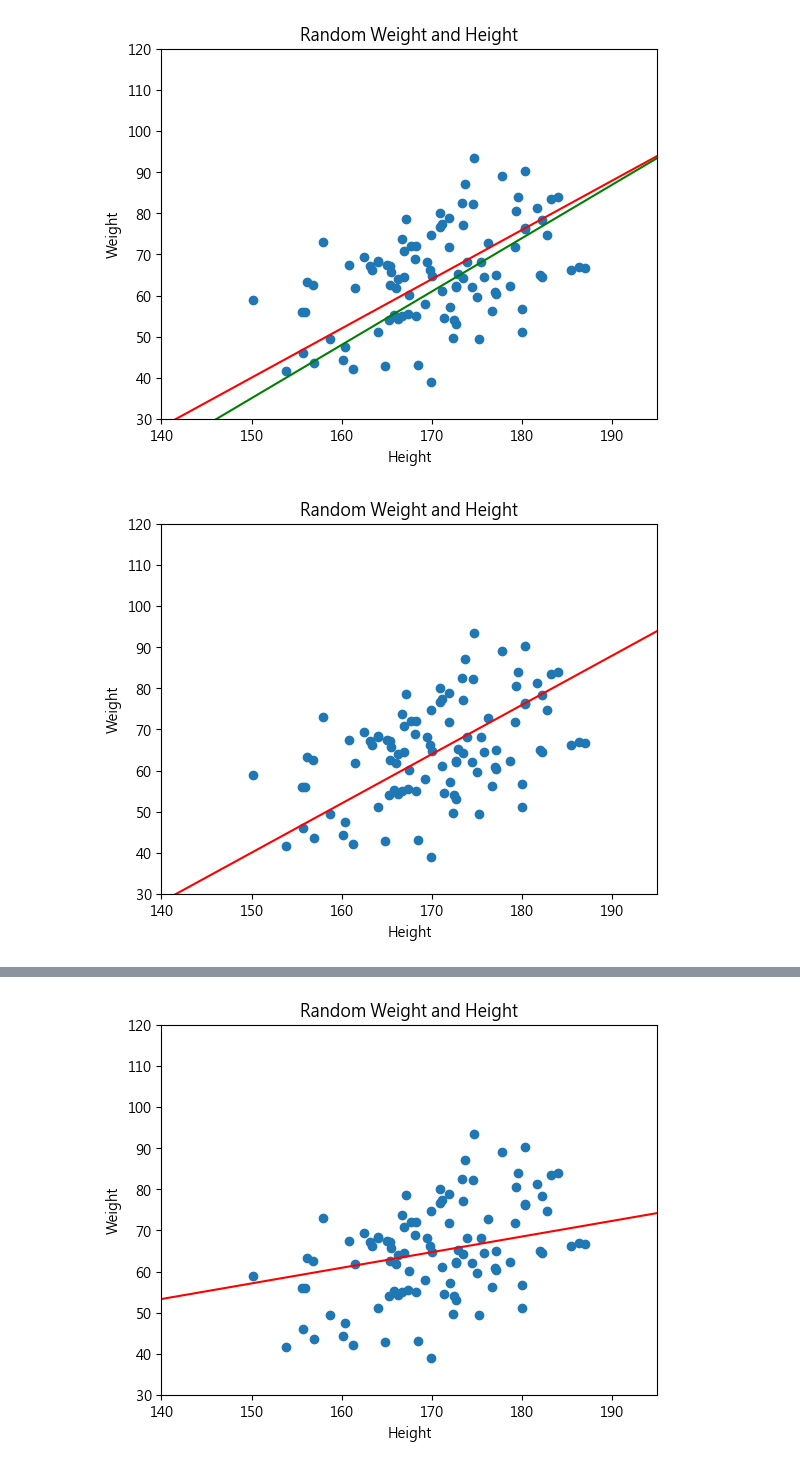
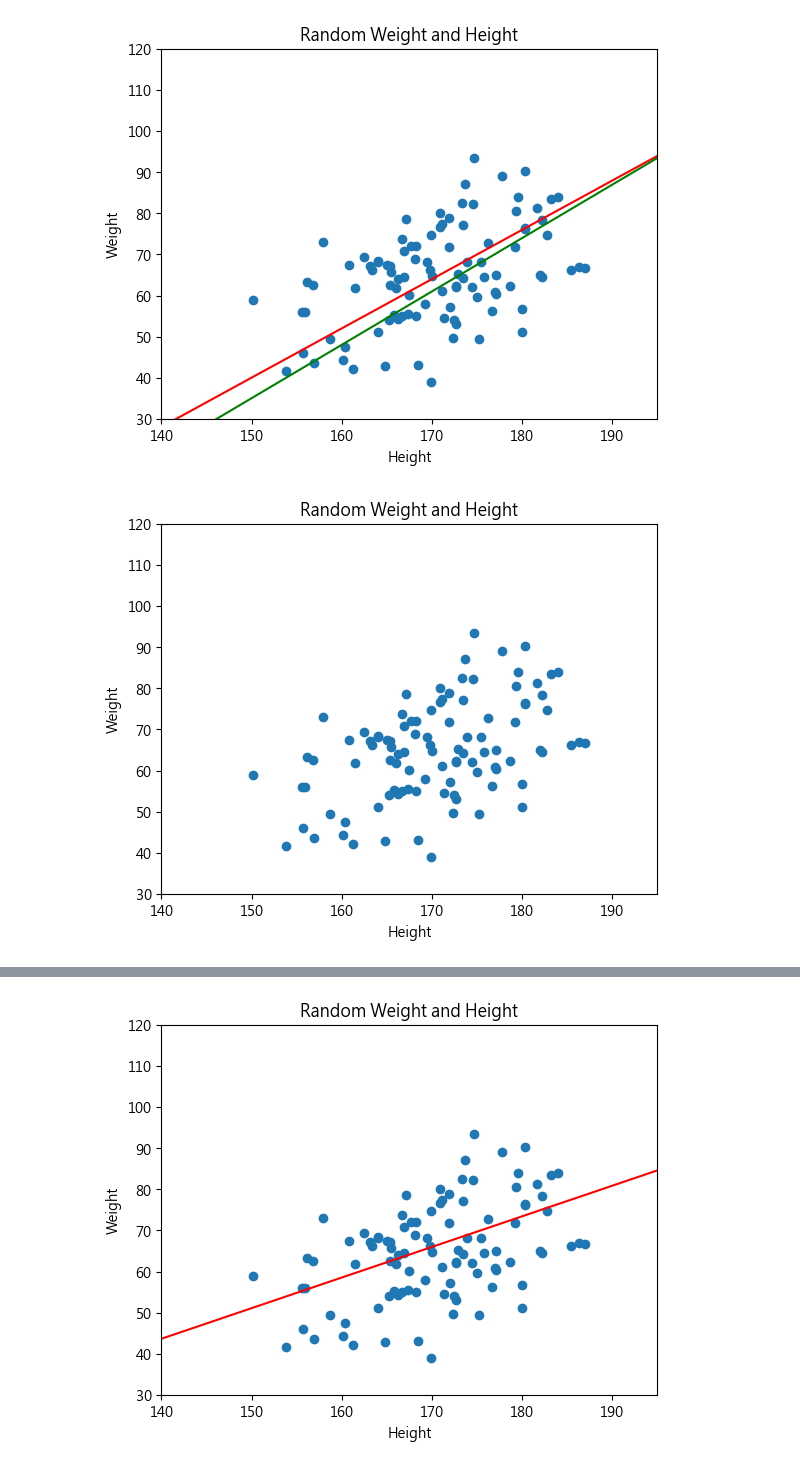
Before and after one commit to winshow0515/ML_exercise, a Jupyter notebook: lin_alg.ipynb, the cells around one changed output, grey strips where cells are left out. Cells and saved outputs as stored; diff of their text form; code cells hidden in the pictures.

```diff
--- a/lin_alg.ipynb
+++ b/lin_alg.ipynb
@@ -36,17 +36,17 @@ Loss 2: 145.7378930578606
 [figure]
 # %%
 def get_loss(w, b):
-    pred_W = H * w + b
+    pred_W = H ** 2 * w + b
     return np.mean((W-pred_W)**2)
 
 def get_gradient(w, b):
-    w_gradient_2 = 2 * np.mean((H * w + b - W) * H)
-    b_gradient_2 = 2 * np.mean(H * w + b - W)
+    w_gradient_2 = 2 * np.mean((H ** 2 * w + b - W) * H ** 2)
+    b_gradient_2 = 2 * np.mean(H ** 2 * w + b - W)
     return w_gradient_2, b_gradient_2
 
 def plot(w, b):
     plot_x = np.array([140, 195])
-    plt.plot(plot_x, plot_x * w + b, c='red')
+    plt.plot(plot_x, plot_x ** 2 * w + b, c='red')
     plt.scatter(H, W)
     plt.xlim(140, 195)
     plt.ylim(30, 120)
@@ -59,13 +59,14 @@ w = 0
 b = 0
 plot(1.2, -140)
 # %% [output]
-[figure, old version]
+[figure, new version]
 # %%
 w_gradient, b_gradient = get_gradient(w, b)
-learning_rate = 0.000001
+learning_rate = 0.0000000001
 w = w - learning_rate * w_gradient
 b = b - learning_rate * b_gradient
 
 print(f"w = {w}, b = {b}, Loss = {get_loss(w, b)}")
 plot(w, b)
+# 115
 # %% [output]
@@ -73 +74 @@ w = 0.38069119015580527, b = 0.0021485294555930747, Loss = 115.87003011328449
-[figure, old version]
+[figure, new version]
```
Also changed, not shown: parts of 1 cell of this notebook.
